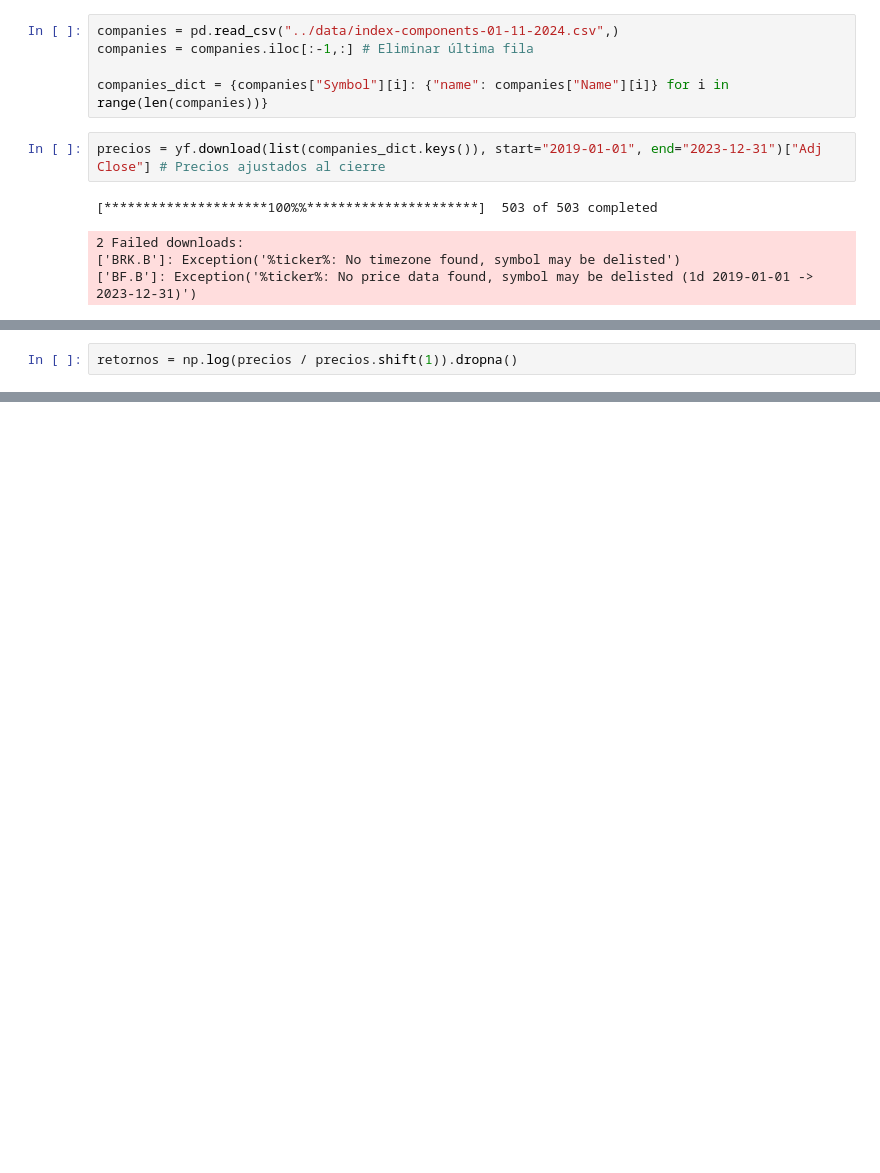
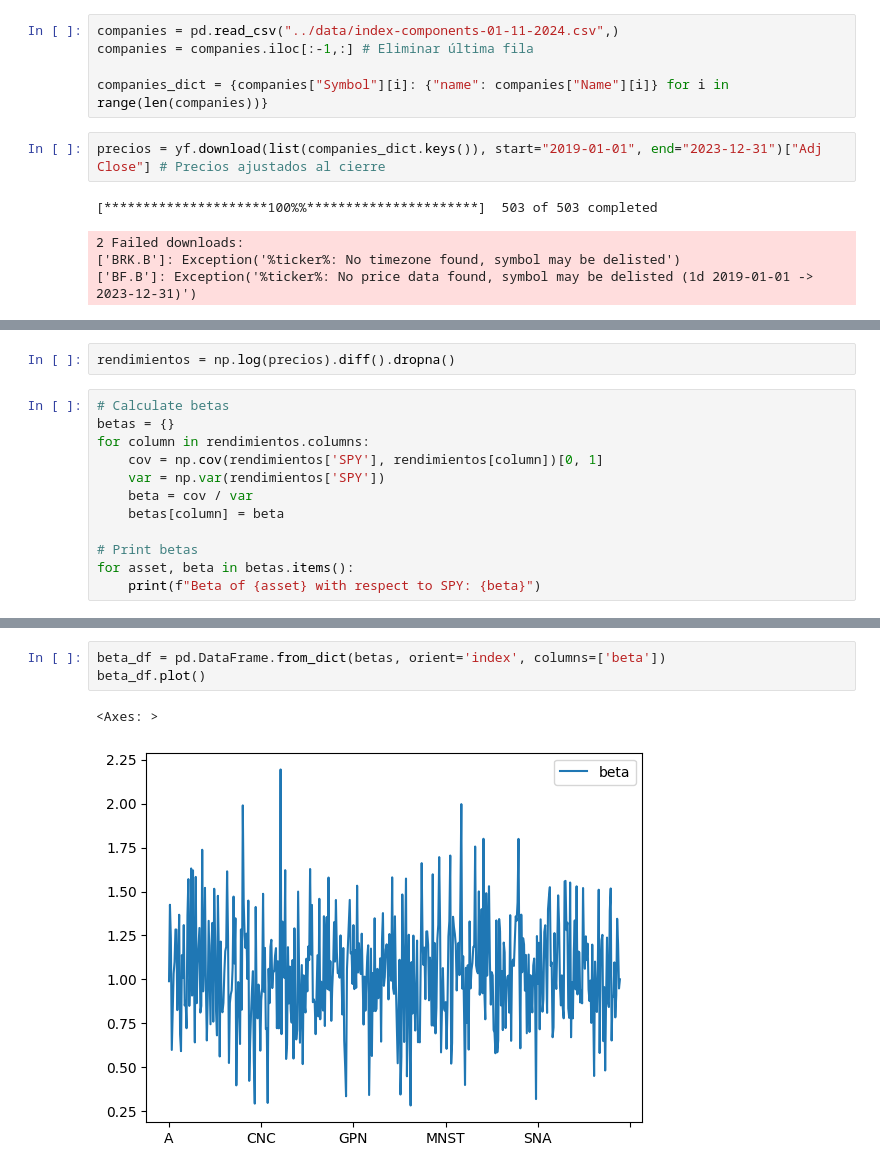
Before and after one commit to alfonso-santos/microcredencial-carteras-python-2023, a Jupyter notebook: Tema_4_CAPM/src/betas.ipynb, the cells around one changed output, grey strips where cells are left out. Saved outputs shown, nothing was run; the diff lists cells and outputs as text; blank space fills up the shorter version.

Commit message:
betas int

```diff
--- a/Tema_4_CAPM/src/betas.ipynb
+++ b/Tema_4_CAPM/src/betas.ipynb
@@ -105,2 +80,14 @@ dtype: int64
 # %%
-retornos = np.log(precios / precios.shift(1)).dropna()
+rendimientos = np.log(precios).diff().dropna()
+# %%
+# Calculate betas
+betas = {}
+for column in rendimientos.columns:
+    cov = np.cov(rendimientos['SPY'], rendimientos[column])[0, 1]
+    var = np.var(rendimientos['SPY'])
+    beta = cov / var
+    betas[column] = beta
+
+# Print betas
+for asset, beta in betas.items():
+    print(f"Beta of {asset} with respect to SPY: {beta}")
@@ -106,0 +112,6 @@ retornos = np.log(precios / precios.shift(1)).dropna()
+# %%
+beta_df = pd.DataFrame.from_dict(betas, orient='index', columns=['beta'])
+beta_df.plot()
+# %% [output]
+<Axes: >
+[figure, added]
```
Also changed, not shown: parts of 32 cells of this notebook, 2 other files.
